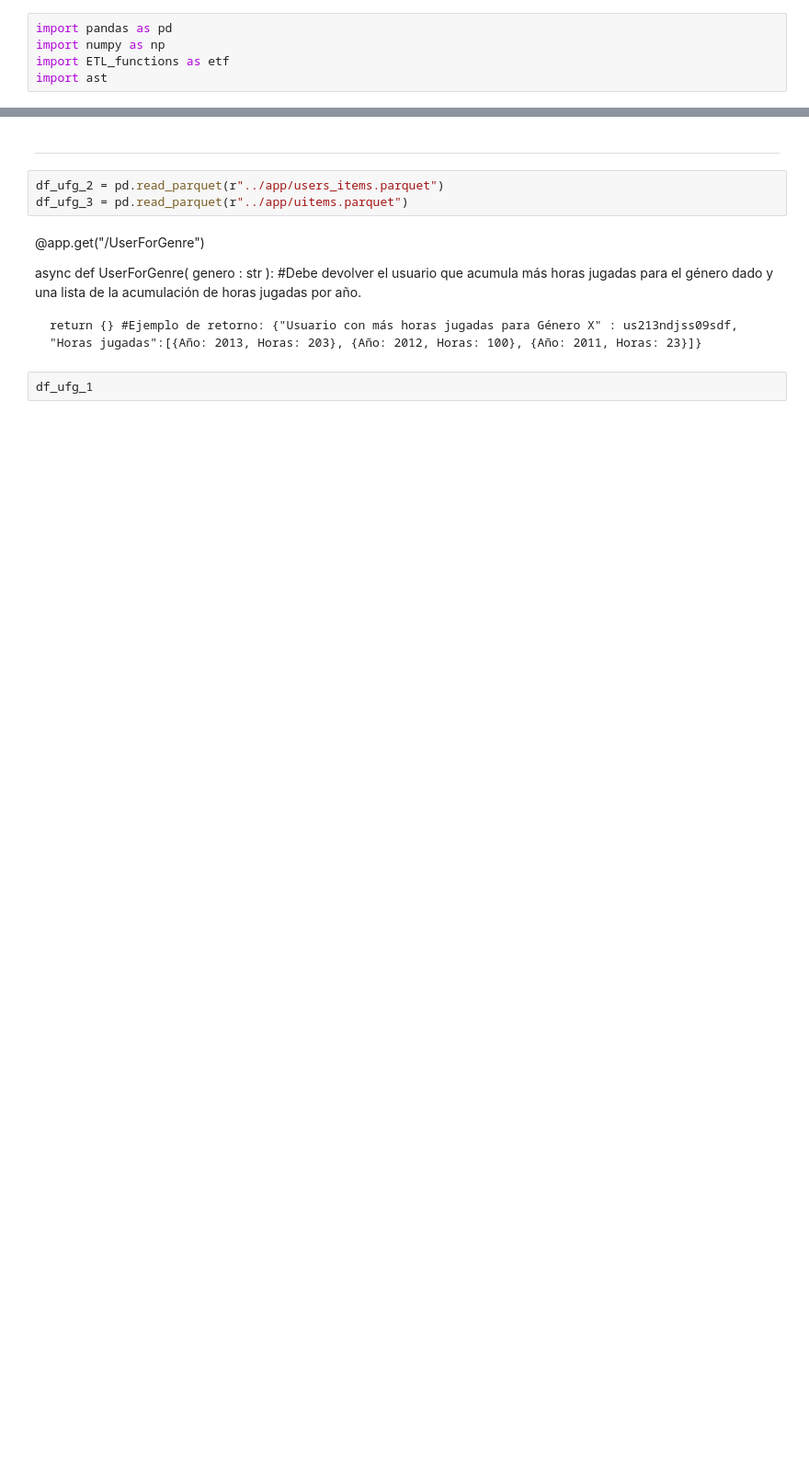
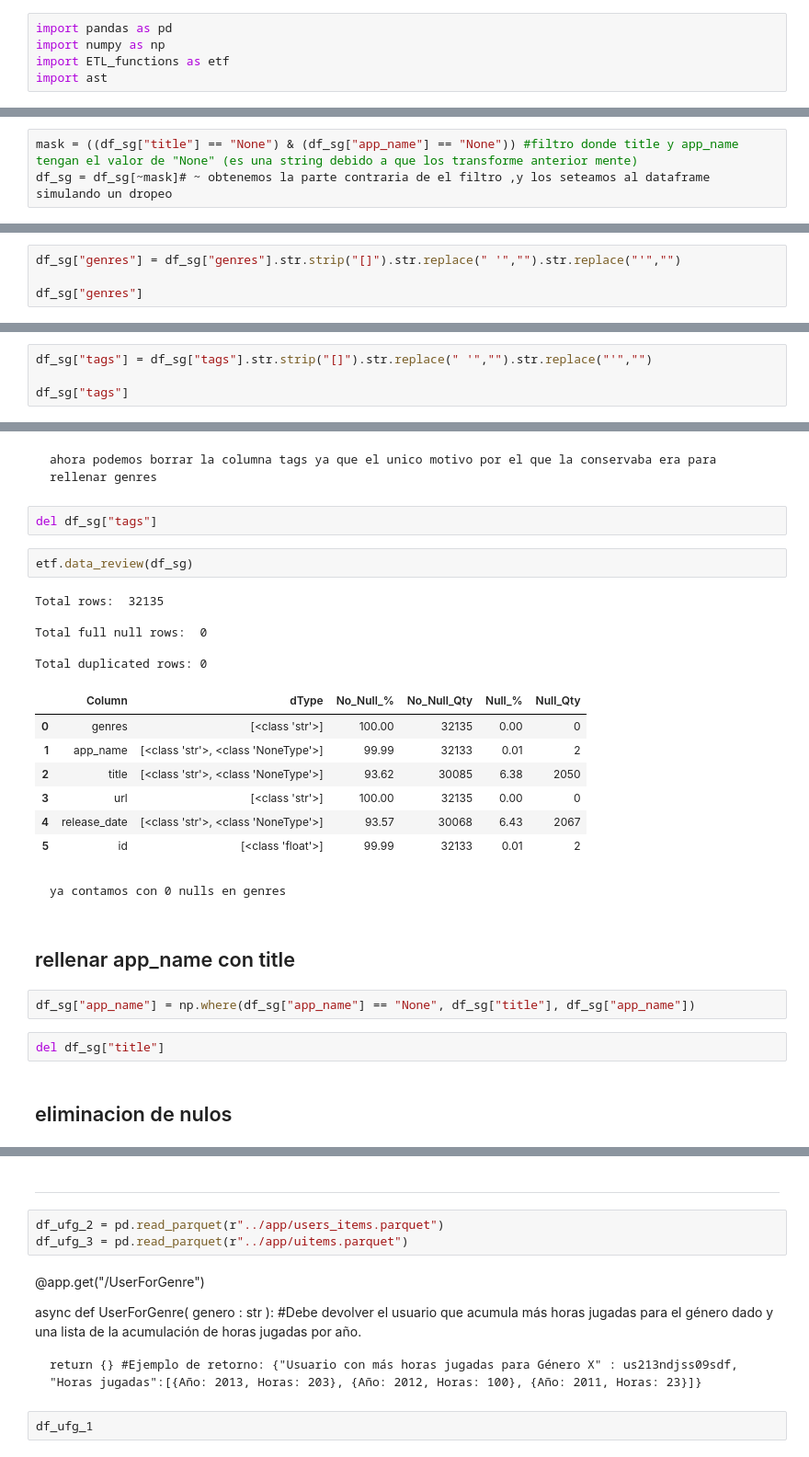
Before and after one commit to tDelbarco/PI_ML_OPS, a Jupyter notebook: ETL_&_EDA/user_for_genre.ipynb, the cells around one changed output, grey strips where cells are left out. Shown: that part at 92% size. Cells and saved outputs as stored; diff of their text form; blank space fills up the shorter version.

```diff
--- a/ETL_&_EDA/user_for_genre.ipynb
+++ b/ETL_&_EDA/user_for_genre.ipynb
@@ -7,0 +122,3 @@ df_ufg_1 = pd.read_json(r"../Datasets/steam_games.json/output_steam_games.json"
+# %%
+mask = ((df_sg["title"] == "None") & (df_sg["app_name"] == "None")) #filtro donde title y app_name tengan el valor de "None" (es una string debido a que los transforme anterior mente)
+df_sg = df_sg[~mask]# ~ obtenemos la parte contraria de el filtro ,y los seteamos al dataframe simulando un dropeo
@@ -7,0 +129,4 @@ df_ufg_1 = pd.read_json(r"../Datasets/steam_games.json/output_steam_games.json"
+# %%
+df_sg["genres"] = df_sg["genres"].str.strip("[]").str.replace(" '","").str.replace("'","")
+
+df_sg["genres"]
@@ -7,0 +148,4 @@ df_ufg_1 = pd.read_json(r"../Datasets/steam_games.json/output_steam_games.json"
+# %%
+df_sg["tags"] = df_sg["tags"].str.strip("[]").str.replace(" '","").str.replace("'","")
+
+df_sg["tags"]
@@ -7,0 +259,29 @@ df_ufg_1 = pd.read_json(r"../Datasets/steam_games.json/output_steam_games.json"
+# %% [markdown]
+    ahora podemos borrar la columna tags ya que el unico motivo por el que la conservaba era para rellenar genres
+# %%
+del df_sg["tags"]
+# %%
+etf.data_review(df_sg)
+# %% [output]
+Total rows:  32135
+
+Total full null rows:  0
+
+Total duplicated rows: 0
+|  | Column | dType | No_Null_% | No_Null_Qty | Null_% | Null_Qty |
+| 0 | genres | [<class 'str'>] | 100.00 | 32135 | 0.00 | 0 |
+| 1 | app_name | [<class 'str'>, <class 'NoneType'>] | 99.99 | 32133 | 0.01 | 2 |
+| 2 | title | [<class 'str'>, <class 'NoneType'>] | 93.62 | 30085 | 6.38 | 2050 |
+| 3 | url | [<class 'str'>] | 100.00 | 32135 | 0.00 | 0 |
+| 4 | release_date | [<class 'str'>, <class 'NoneType'>] | 93.57 | 30068 | 6.43 | 2067 |
+| 5 | id | [<class 'float'>] | 99.99 | 32133 | 0.01 | 2 |
+# %% [markdown]
+    ya contamos con 0 nulls en genres
+# %% [markdown]
+##   rellenar app_name con title
+# %%
+df_sg["app_name"] = np.where(df_sg["app_name"] == "None", df_sg["title"], df_sg["app_name"])
+# %%
+del df_sg["title"]
+# %% [markdown]
+##  eliminacion de nulos
```
Also changed, not shown: parts of 34 cells of this notebook, 6 other files.
